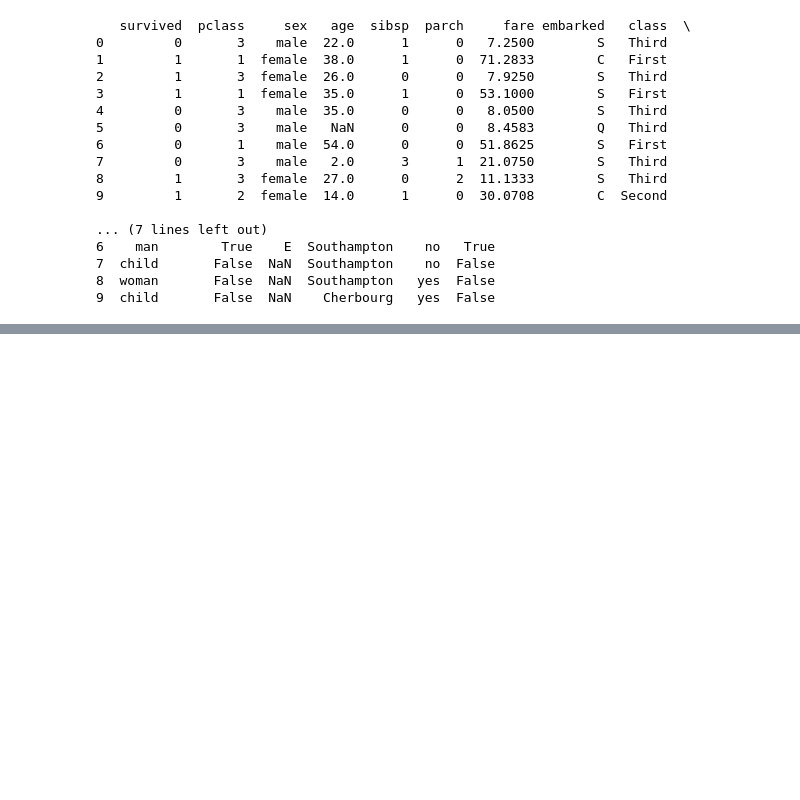
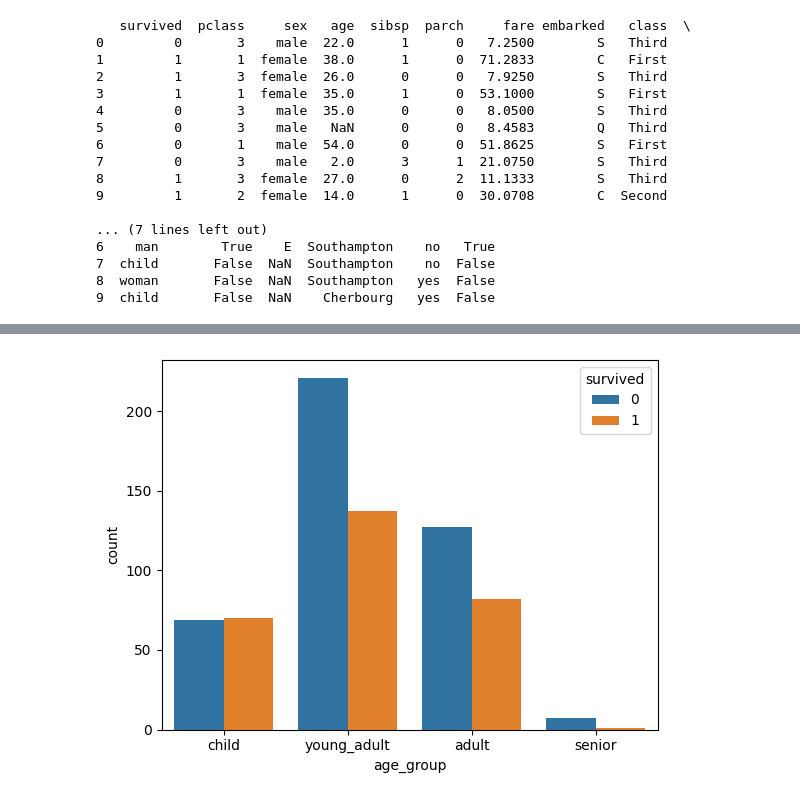
Before and after one commit to MLN142/EDA_Portfolio, a Jupyter notebook: Titanic_Analysis/Titanic.ipynb, the cells around one changed output, grey strips where cells are left out. Saved outputs shown, nothing was run; the diff lists cells and outputs as text; code cells hidden in the pictures; blank space fills up the shorter version.

```diff
--- a/Titanic_Analysis/Titanic.ipynb
+++ b/Titanic_Analysis/Titanic.ipynb
@@ -111,0 +133,6 @@ print(df.head(10))
+# %%
+df["age_group"]=pd.cut(df["age"],bins=[0,18,35,65,100],labels=["child","young_adult","adult","senior"])
+sns.countplot(data=df,x="age_group",hue="survived")
+plt.show()
+# %% [output]
+[figure, added]
```
Also changed, not shown: parts of 4 cells of this notebook.
